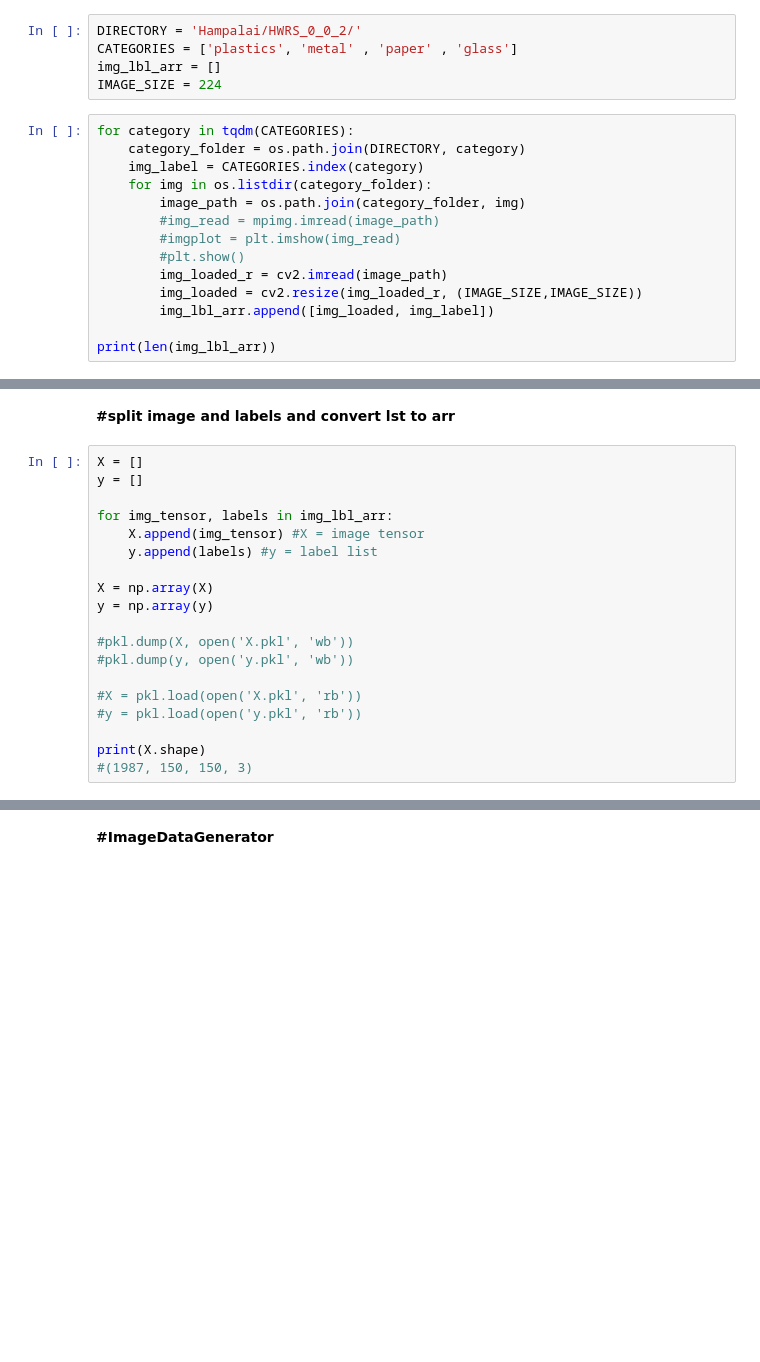
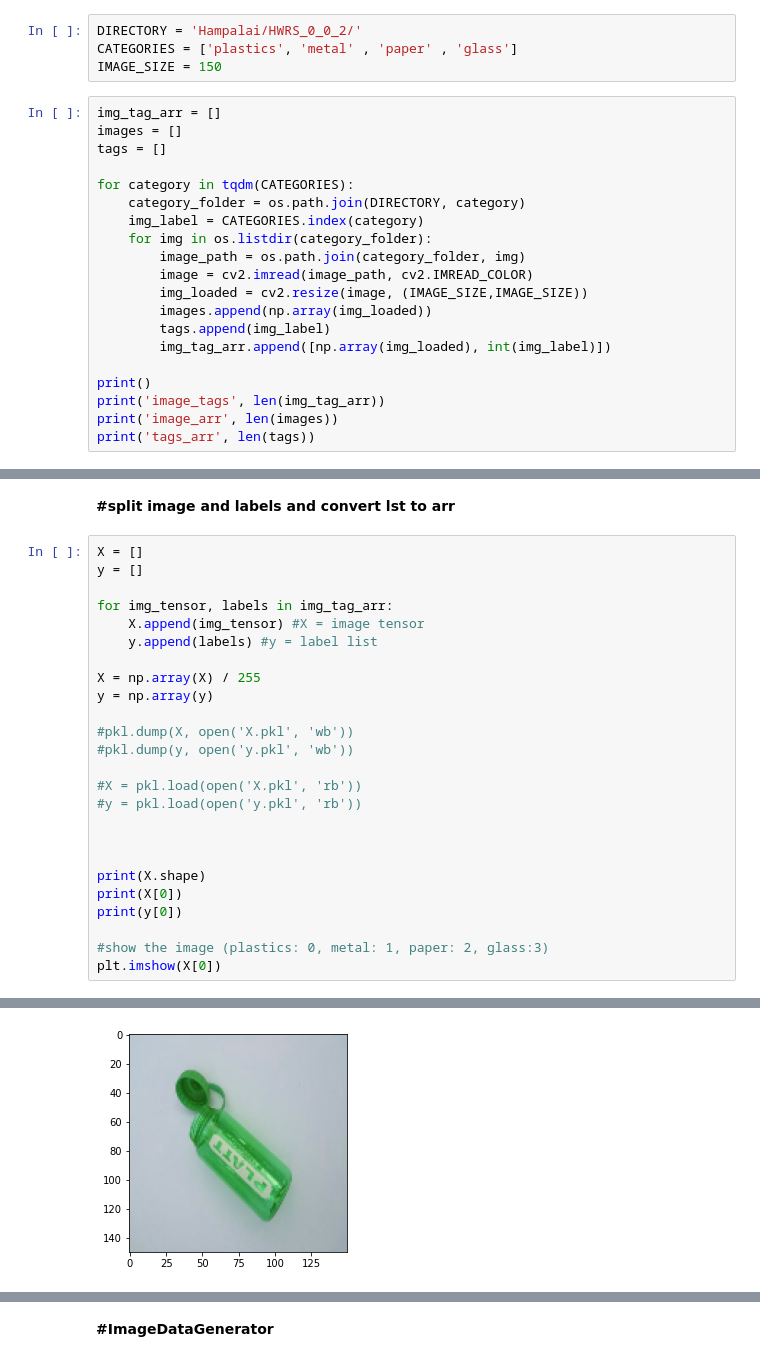
Before and after one commit to MhmudAlpurd/AnimationApp, a Jupyter notebook: hwrs002.ipynb, the cells around one changed output, grey strips where cells are left out. Saved outputs shown, nothing was run; the diff lists cells and outputs as text; blank space fills up the shorter version.

```diff
--- a/hwrs002.ipynb
+++ b/hwrs002.ipynb
@@ -23,20 +23,25 @@ import PIL
 # %%
 DIRECTORY = 'Hampalai/HWRS_0_0_2/'
 CATEGORIES = ['plastics', 'metal' , 'paper' , 'glass']
-img_lbl_arr = []
-IMAGE_SIZE = 224
+IMAGE_SIZE = 150
 # %%
+img_tag_arr = []
+images = []
+tags = []
+
 for category in tqdm(CATEGORIES):
     category_folder = os.path.join(DIRECTORY, category)
     img_label = CATEGORIES.index(category)
     for img in os.listdir(category_folder):
         image_path = os.path.join(category_folder, img)
-        #img_read = mpimg.imread(image_path)
-        #imgplot = plt.imshow(img_read)
-        #plt.show()
-        img_loaded_r = cv2.imread(image_path)
-        img_loaded = cv2.resize(img_loaded_r, (IMAGE_SIZE,IMAGE_SIZE))
-        img_lbl_arr.append([img_loaded, img_label])
+        image = cv2.imread(image_path, cv2.IMREAD_COLOR)
+        img_loaded = cv2.resize(image, (IMAGE_SIZE,IMAGE_SIZE))
+        images.append(np.array(img_loaded))
+        tags.append(img_label)
+        img_tag_arr.append([np.array(img_loaded), int(img_label)])
 
-print(len(img_lbl_arr))
+print()
+print('image_tags', len(img_tag_arr))
+print('image_arr', len(images))
+print('tags_arr', len(tags))
 # %% [output]
@@ -51,11 +54,11 @@ rnd.shuffle(img_lbl_arr)
 X = []
 y = []
 
-for img_tensor, labels in img_lbl_arr:
+for img_tensor, labels in img_tag_arr:
     X.append(img_tensor) #X = image tensor
     y.append(labels) #y = label list
 
-X = np.array(X)
+X = np.array(X) / 255
 y = np.array(y)
 
 #pkl.dump(X, open('X.pkl', 'wb'))
@@ -64,6 +67,12 @@ y = np.array(y)
 #X = pkl.load(open('X.pkl', 'rb'))
 #y = pkl.load(open('y.pkl', 'rb'))
 
+
+
 print(X.shape)
-#(1987, 150, 150, 3)
+print(X[0])
+print(y[0])
+
+#show the image (plastics: 0, metal: 1, paper: 2, glass:3)
+plt.imshow(X[0])
 # %% [output]
@@ -71,3 +97,4 @@ print(X.shape)
+[figure, added]
 # %%
 from sklearn.model_selection import  train_test_split
 from tensorflow.keras.utils import to_categorical
```
Also changed, not shown: parts of 7 cells of this notebook.
